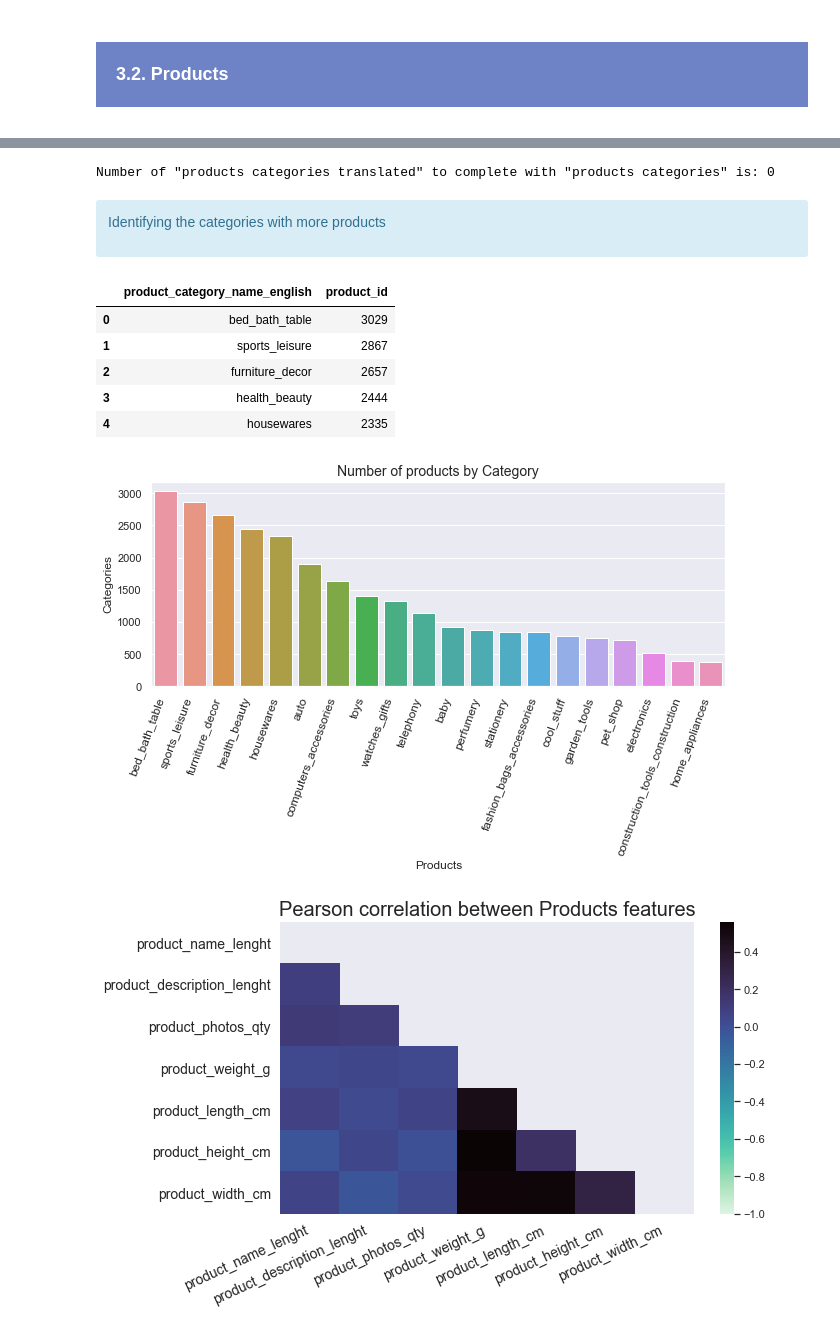
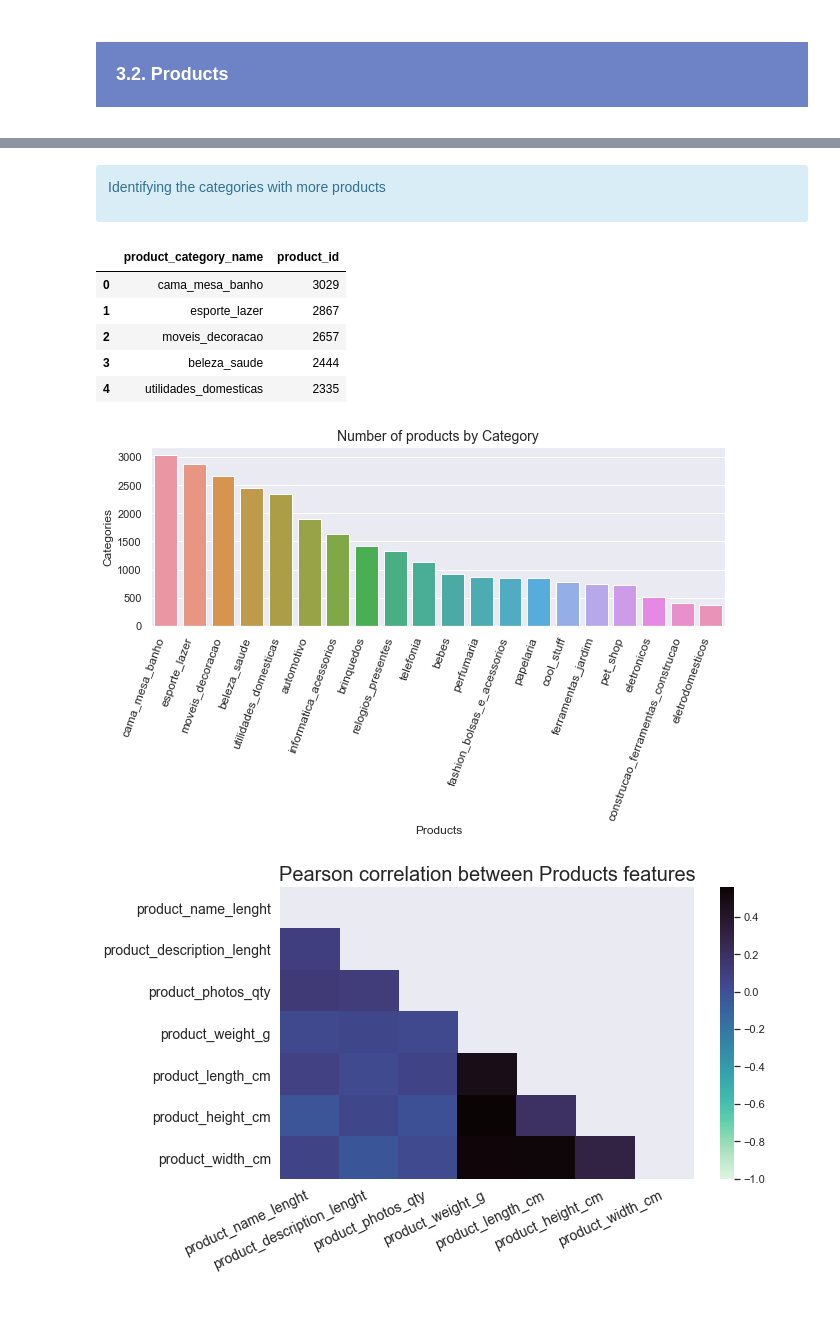
Before and after one commit to samirhinojosa/OC-P5-segment-customers-of-website, a Jupyter notebook: analysis_notebook.ipynb, the cells around one changed output, grey strips where cells are left out. Saved outputs shown, nothing was run; the diff lists cells and outputs as text; code cells hidden in the pictures.

```diff
--- a/analysis_notebook.ipynb
+++ b/analysis_notebook.ipynb
@@ -414,6 +371,0 @@ df_products["product_category_name_english"].fillna(df_products["product_categor
-# %%
-print("Number of \"products categories translated\" to complete with \"products categories\" is:",
-        df_products[(df_products["product_category_name_english"].isna()) & (df_products["product_category_name"].notnull())].shape[0]
-)
-# %% [output]
-Number of "products categories translated" to complete with "products categories" is: 0
@@ -424,29 +374,29 @@ del df_products["product_category_name"]
     <p>Identifying the categories with more products</p>
 </div>
 # %%
-df_number_products_category = pd.DataFrame(df_products.groupby(["product_category_name_english"])["product_id"].count().sort_values(ascending=False).head(20)).reset_index()
+df_number_products_category = pd.DataFrame(df_products.groupby(["product_category_name"])["product_id"].count().sort_values(ascending=False).head(20)).reset_index()
 # %%
 df_number_products_category.head()
 # %% [output]
-|  | product_category_name_english | product_id |
-| 0 | bed_bath_table | 3029 |
-| 1 | sports_leisure | 2867 |
-| 2 | furniture_decor | 2657 |
-| 3 | health_beauty | 2444 |
-| 4 | housewares | 2335 |
+|  | product_category_name | product_id |
+| 0 | cama_mesa_banho | 3029 |
+| 1 | esporte_lazer | 2867 |
+| 2 | moveis_decoracao | 2657 |
+| 3 | beleza_saude | 2444 |
+| 4 | utilidades_domesticas | 2335 |
 # %%
 fig = plt.subplots(figsize=(9, 6))
-plot = sns.barplot(x=df_number_products_category["product_category_name_english"], y=df_number_products_category["product_id"], data=df_number_products_category)
+plot = sns.barplot(x=df_number_products_category["product_category_name"], y=df_number_products_category["product_id"], data=df_number_products_category)
 
-plot.set_xticklabels(labels=df_number_products_category["product_category_name_english"], rotation=70, size=12, horizontalalignment="right")
+plot.set_xticklabels(labels=df_number_products_category["product_category_name"], rotation=70, size=12, horizontalalignment="right")
 plt.xlabel("Products", size=12)
 plt.ylabel("Categories", size=12)
 plt.title("Number of products by Category", size=14)
 plt.tight_layout()
 plt.savefig("images/number-of-products-by-category.png")
 plt.show()
 # %% [output]
-[figure, old version]
+[figure, new version]
 # %%
 df_correlation_matrix = pd.DataFrame(df_products.corr()).round(2)
 # %%
```
Also changed, not shown: parts of 120 cells of this notebook, 7 other files.
